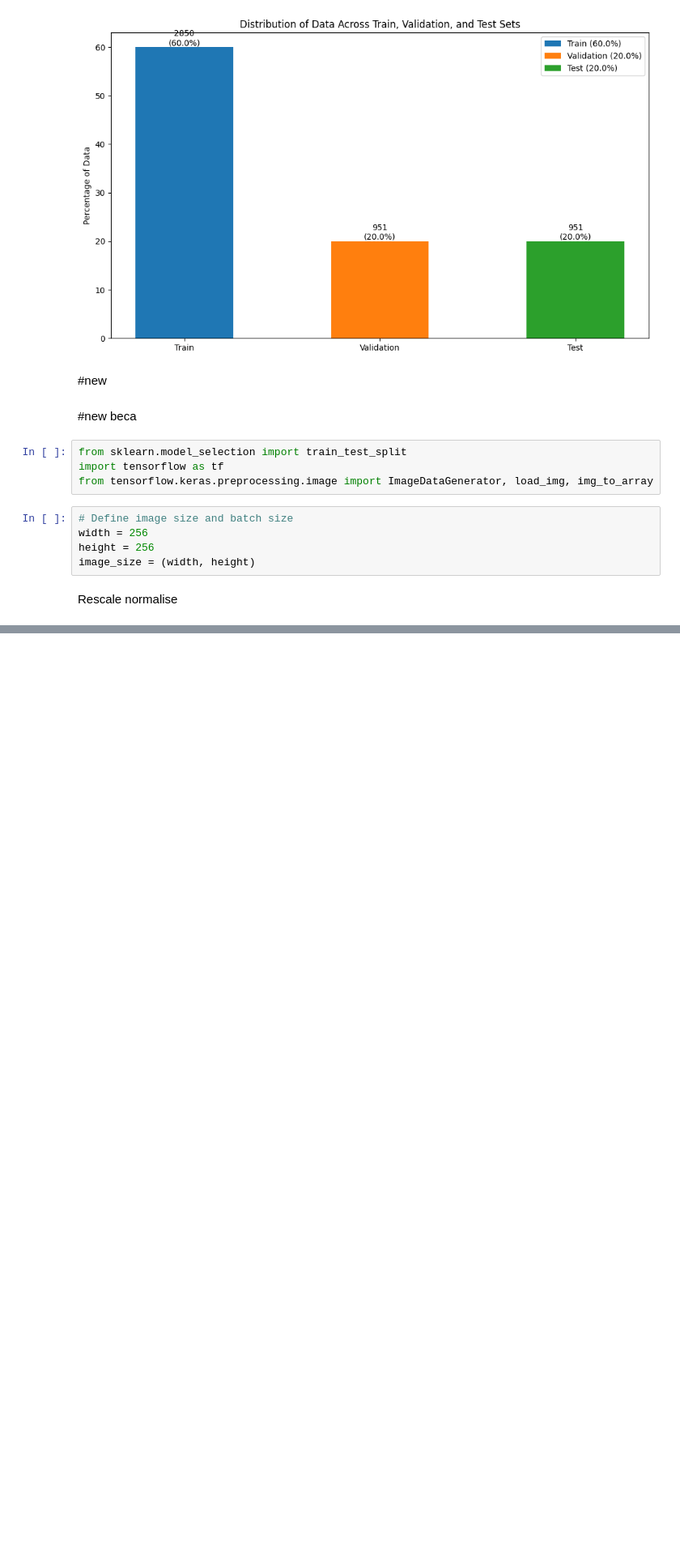
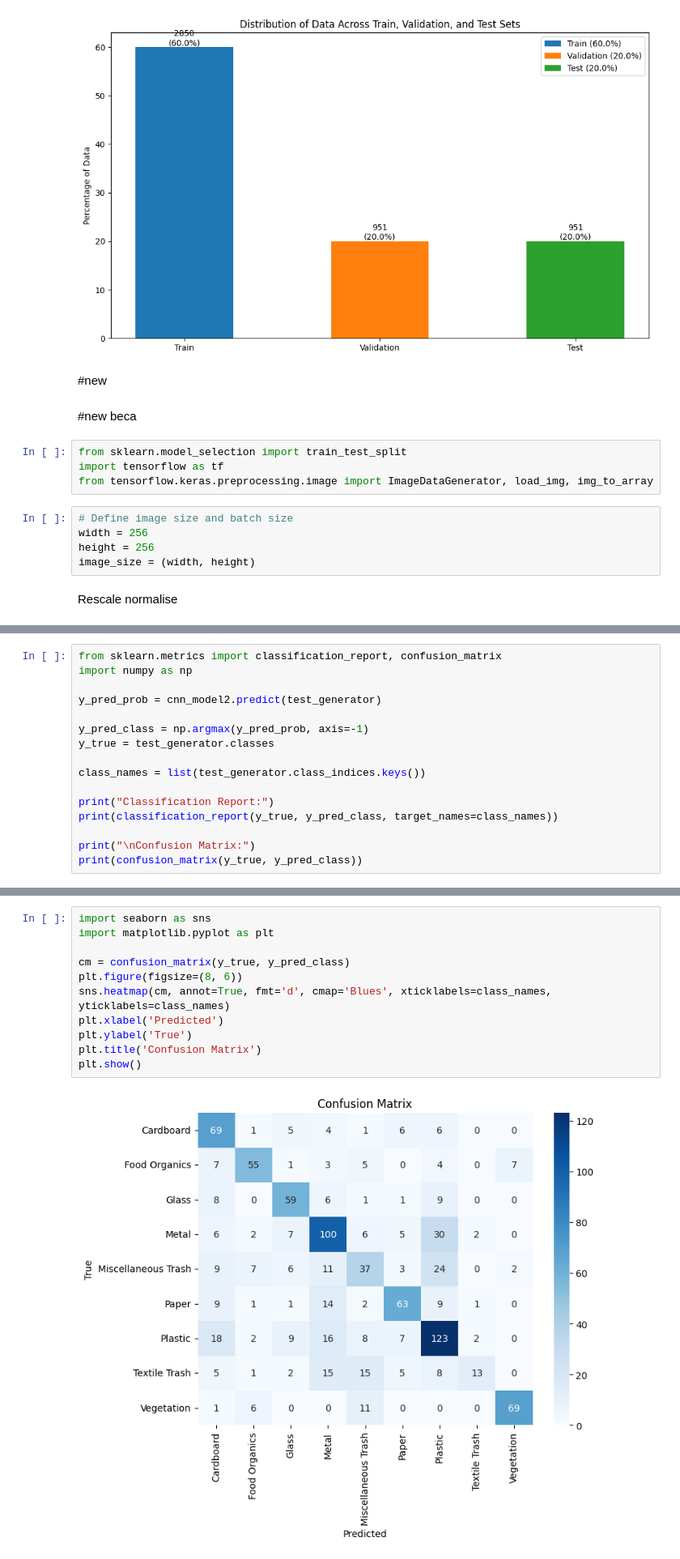
Before and after one commit to TeamVortex-X/Simple-convolutional-neural-network-to-perform-classification, a Jupyter notebook: 1 CNN for image classification.ipynb, the cells around one changed output, grey strips where cells are left out. Shown: that part at 81% size. Drawn from its saved outputs; the diff is of its cells as text; blank space fills up the shorter version.

```diff
--- a/1 CNN for image classification.ipynb
+++ b/1 CNN for image classification.ipynb
@@ -390,0 +394,16 @@ Epoch 20/20
+# %%
+from sklearn.metrics import classification_report, confusion_matrix
+import numpy as np
+
+y_pred_prob = cnn_model2.predict(test_generator)
+
+y_pred_class = np.argmax(y_pred_prob, axis=-1)
+y_true = test_generator.classes
+
+class_names = list(test_generator.class_indices.keys())
+
+print("Classification Report:")
+print(classification_report(y_true, y_pred_class, target_names=class_names))
+
+print("\nConfusion Matrix:")
+print(confusion_matrix(y_true, y_pred_class))
@@ -390,0 +428,13 @@ Epoch 20/20
+# %%
+import seaborn as sns
+import matplotlib.pyplot as plt
+
+cm = confusion_matrix(y_true, y_pred_class)
+plt.figure(figsize=(8, 6))
+sns.heatmap(cm, annot=True, fmt='d', cmap='Blues', xticklabels=class_names, yticklabels=class_names)
+plt.xlabel('Predicted')
+plt.ylabel('True')
+plt.title('Confusion Matrix')
+plt.show()
+# %% [output]
+[figure, added]
```
Also changed, not shown: parts of 21 cells of this notebook.
